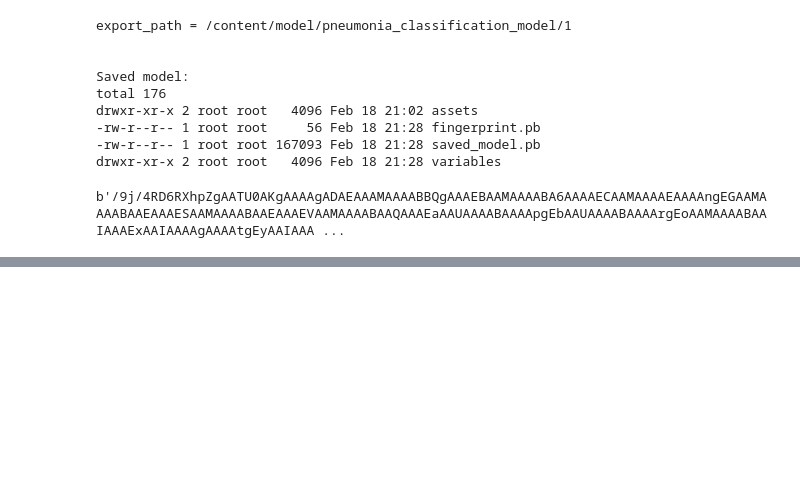
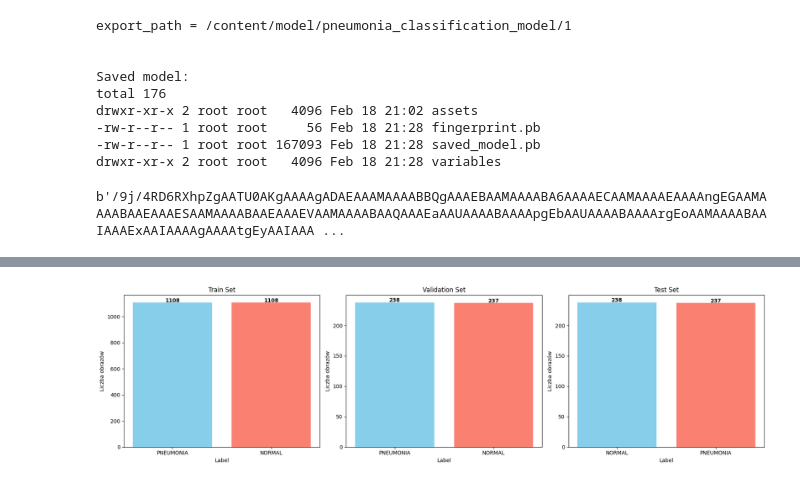
Before and after one commit to PioDru/FlaskProject, a Jupyter notebook: chest_xray_pneumonia.ipynb, the cells around one changed output, grey strips where cells are left out. Cells and saved outputs as stored; diff of their text form; code cells hidden in the pictures; blank space fills up the shorter version.

```diff
--- a/chest_xray_pneumonia.ipynb
+++ b/chest_xray_pneumonia.ipynb
@@ -330,0 +331,74 @@
+# %%
+#tworzenie nowych, zbalansowanych danych treningowych, testowych i walidacyjnych
+
+import os
+import pandas as pd
+from sklearn.model_selection import train_test_split
+import matplotlib.pyplot as plt
+
+def get_image_paths(base_dir, subsets=['train', 'test', 'val'], classes=['NORMAL', 'PNEUMONIA']):
+    #Przegląda podfoldery i zbiera ścieżki do obrazów oraz odpowiadające im etykiety
+    image_paths = []
+    labels = []
+    for subset in subsets:
+        for cls in classes:
+            folder = os.path.join(base_dir, subset, cls)
+            if not os.path.exists(folder):
+                print(f"Folder {folder} nie istnieje, pomijam.")
+                continue
+            for fname in os.listdir(folder):
+                if fname.lower().endswith(('.png', '.jpg', '.jpeg')):
+                    image_paths.append(os.path.join(folder, fname))
+                    labels.append(cls)
+    return pd.DataFrame({'filepath': image_paths, 'label': labels})
+
+# Ścieżka do głównego folderu z danymi (zmień na swoją)
+base_dir = '/content/chest-xray-pneumonia/chest_xray'  # np. './chest_xray'
+
+# Połącz wszystkie podzbiory
+df = get_image_paths(base_dir, subsets=['train', 'test', 'val'])
+
+print("Łączna liczba obrazów przed balansowaniem:", len(df))
+print(df['label'].value_counts())
+
+# Balansowanie: dla każdej klasy wybieramy tyle próbek, ile wynosi liczba obrazów w mniejszej klasie
+min_count = df['label'].value_counts().min()
+df_balanced = df.groupby('label', group_keys=False).apply(lambda x: x.sample(min_count, random_state=42))
+
+print("\nLiczba obrazów po balansowaniu:")
+print(df_balanced['label'].value_counts())
+
+# Losowe przetasowanie całego zbioru
+df_balanced = df_balanced.sample(frac=1, random_state=42).reset_index(drop=True)
+
+# Podział na nowe zbiory: 70% trening, 15% walidacja, 15% test
+train_df, temp_df = train_test_split(df_balanced, test_size=0.3, random_state=42, stratify=df_balanced['label'])
+val_df, test_df = train_test_split(temp_df, test_size=0.5, random_state=42, stratify=temp_df['label'])
+
+print("\nLiczba próbek w nowych zbiorach:")
+print("Trening:", len(train_df))
+print("Walidacja:", len(val_df))
+print("Test:", len(test_df))
+
+# Opcjonalnie: zapisanie podziału do plików CSV
+train_df.to_csv("train_split.csv", index=False)
+val_df.to_csv("val_split.csv", index=False)
+test_df.to_csv("test_split.csv", index=False)
+
+# Generowanie wykresów obrazujących rozkład klas w poszczególnych zbiorach
+fig, axs = plt.subplots(1, 3, figsize=(18, 5))
+datasets = [('Train', train_df), ('Validation', val_df), ('Test', test_df)]
+
+for ax, (title, dataset) in zip(axs, datasets):
+    counts = dataset['label'].value_counts()
+    ax.bar(counts.index, counts.values, color=['skyblue', 'salmon'])
+    ax.set_title(f'{title} Set')
+    ax.set_xlabel('Label')
+    ax.set_ylabel('Liczba obrazów')
+    # Dodanie liczby nad słupkami
+    for i, v in enumerate(counts.values):
+        ax.text(i, v + 1, str(v), ha='center', fontweight='bold')
+
+plt.tight_layout()
+plt.show()
+# %% [output]
@@ -330,0 +421 @@
+[figure, added]
```
Also changed, not shown: parts of 8 cells of this notebook.
